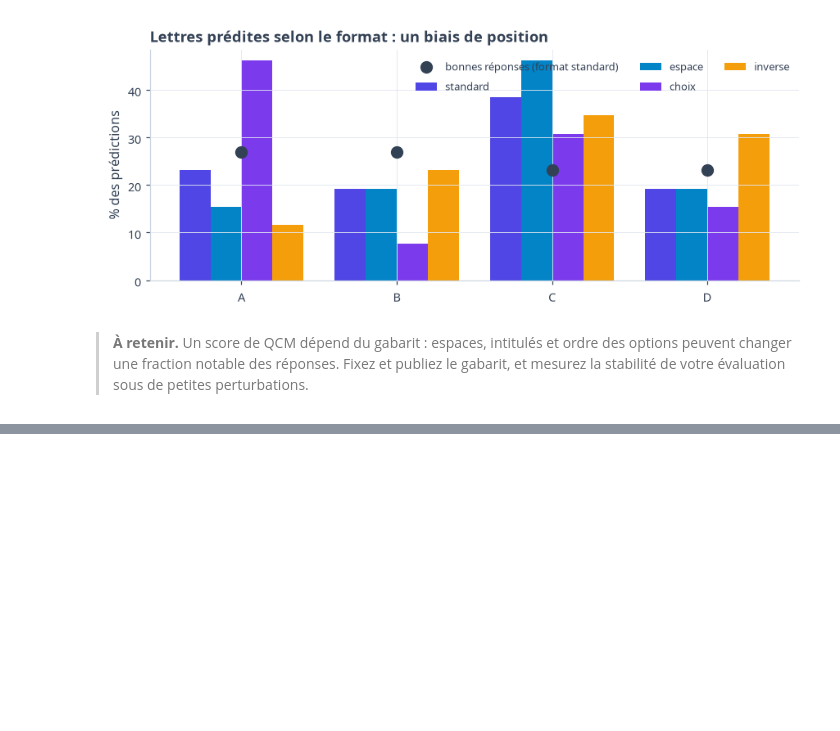
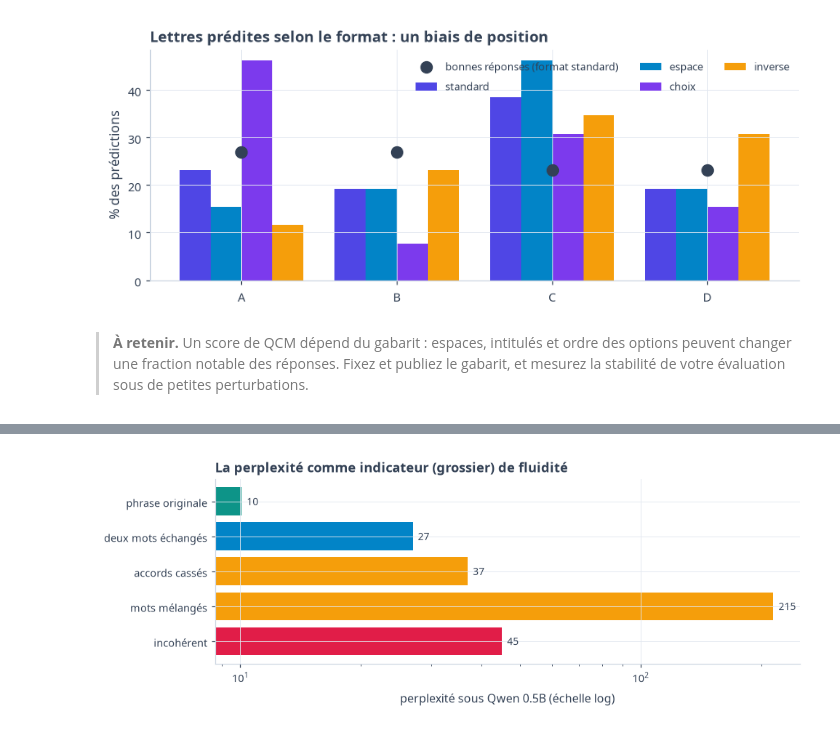
Before and after one commit to gwils28/AI_Engineering__ByTheBook, a Jupyter notebook: notebooks/ch04_evaluer_systemes_ia/ch04_cours_1_criteres_generation.ipynb, the cells around one changed output, grey strips where cells are left out. Saved outputs shown, nothing was run; the diff lists cells and outputs as text; code cells hidden in the pictures; blank space fills up the shorter version.

Commit message:
Cours ch04 : Fluidité et cohérence : les métriques héritées de la NLG ; Cohérence factuelle locale et inférence textuelle (+3)

```diff
--- a/notebooks/ch04_evaluer_systemes_ia/ch04_cours_1_criteres_generation.ipynb
+++ b/notebooks/ch04_evaluer_systemes_ia/ch04_cours_1_criteres_generation.ipynb
@@ -262,0 +274,22 @@ plt.tight_layout(); plt.show()
+# %%
+base = "Le soleil se lève à l'est et se couche à l'ouest, ce qui rythme nos journées."
+rng = np.random.default_rng(0)
+mots = base[:-1].split()
+variants = {
+    "phrase originale": base,
+    "deux mots échangés": " ".join(mots[:3] + [mots[4], mots[3]] + mots[5:]) + ".",
+    "accords cassés": "Le soleil se lèvent à l'est et se couchons à l'ouest, ce qui rythment nos journée.",
+    "mots mélangés": " ".join(rng.permutation(mots)) + ".",
+    "incohérent": "Le soleil se lève à l'est, donc les girafes votent mardi pour du fromage bleu.",
+}
+ppl = {k: llm.perplexity(v, llm.SMALL) for k, v in variants.items()}
+
+fig, ax = plt.subplots(figsize=(9, 3.4))
+ax.barh(list(ppl)[::-1], list(ppl.values())[::-1], color=[ROSE, AMBER, AMBER, SKY, TEAL])
+for i, v in enumerate(list(ppl.values())[::-1]):
+    ax.text(v * 1.03, i, f"{v:.0f}", va="center", fontsize=9)
+ax.set_xscale("log"); ax.set_xlabel("perplexité sous Qwen 0.5B (échelle log)")
+ax.set_title("La perplexité comme indicateur (grossier) de fluidité")
+plt.tight_layout(); plt.show()
+# %% [output]
+[figure, added]
```
Also changed, not shown: parts of 24 cells of this notebook.
